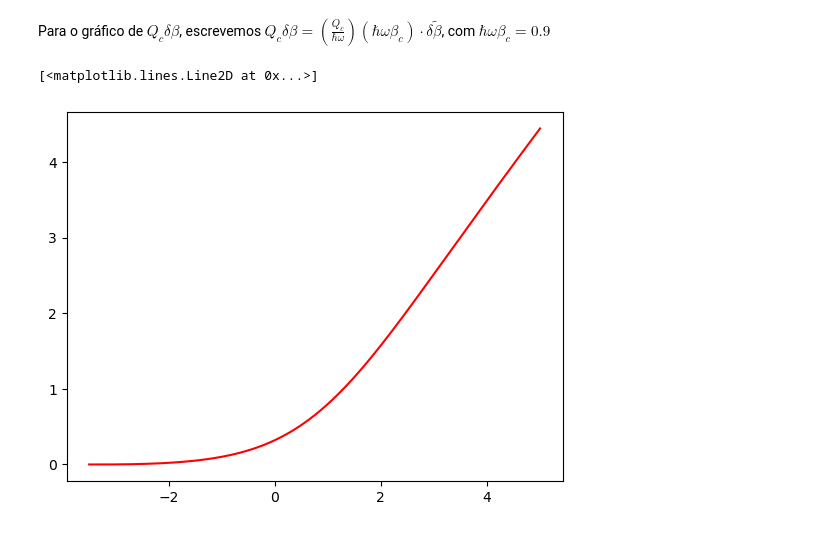
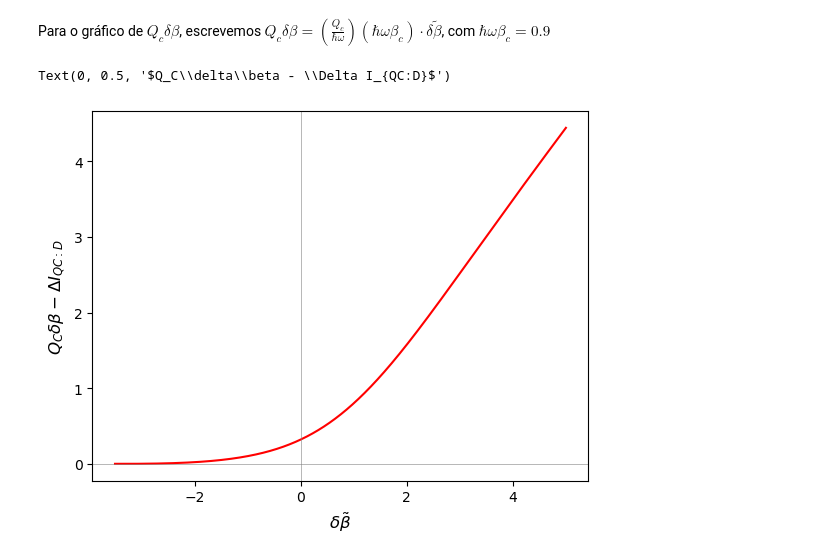
Before and after one commit to victoormsales/Maxwells_Demon, a Jupyter notebook: Notebooks/QuTip.ipynb, the cells around one changed output. Drawn from its saved outputs; the diff is of its cells as text; code cells hidden in the pictures.

```diff
--- a/Notebooks/QuTip.ipynb
+++ b/Notebooks/QuTip.ipynb
@@ -267,10 +255,14 @@ y = Qc_deltabeta - delta_info_mutua
 # %%
 #Plotando a SLT generalizada
 
 plt.plot(delta_beta, y, color='red')
+plt.axhline(y = 0, color = 'gray', linewidth = 0.4)
+plt.axvline(x = 0, color = 'gray', linewidth = 0.4)
+plt.xlabel(r'$\delta\tilde{\beta}$', size=12)
+plt.ylabel(r'$Q_C\delta\beta - \Delta I_{QC:D}$', size=12)
 # %% [output]
-[<matplotlib.lines.Line2D at 0x...>]
+Text(0, 0.5, '$Q_C\\delta\\beta - \\Delta I_{QC:D}$')
-[figure, old version]
+[figure, new version]
 # %%
 #Entropia relativa
 
```
Also changed, not shown: parts of 7 cells of this notebook.
